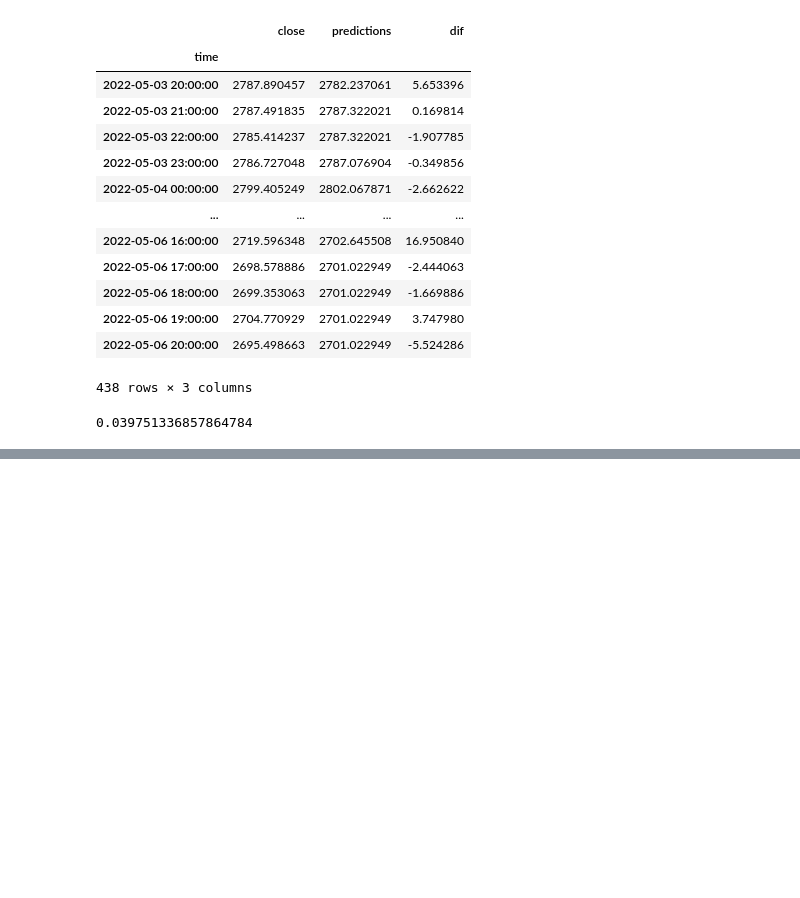
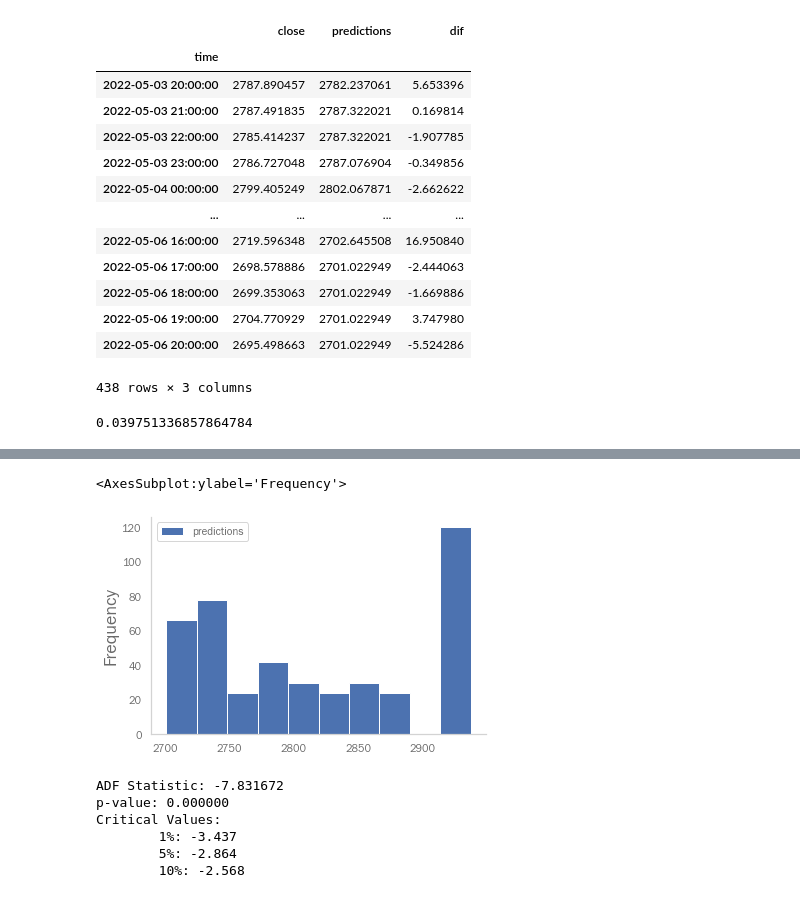
Before and after one commit to jdavisdevops/underminer_v2, a Jupyter notebook: interface.ipynb, the cells around one changed output, grey strips where cells are left out. Drawn from its saved outputs; the diff is of its cells as text; code cells hidden in the pictures; blank space fills up the shorter version.

```diff
--- a/interface.ipynb
+++ b/interface.ipynb
@@ -80,0 +89,22 @@ tmp.dif.mean()
+# %%
+tmp.plot.hist(y=["predictions"], use_index=True)
+# %% [output]
+<AxesSubplot:ylabel='Frequency'>
+[figure, added]
+# %%
+from statsmodels.tsa.stattools import adfuller
+
+x = m.df.close.values
+result = adfuller(x)
+print("ADF Statistic: %f" % result[0])
+print("p-value: %f" % result[1])
+print("Critical Values:")
+for key, value in result[4].items():
+    print("\t%s: %.3f" % (key, value))
+# %% [output]
+ADF Statistic: -7.831672
+p-value: 0.000000
+Critical Values:
+        1%: -3.437
+        5%: -2.864
+        10%: -2.568
```
Also changed, not shown: parts of 5 cells of this notebook, 1 other file.
